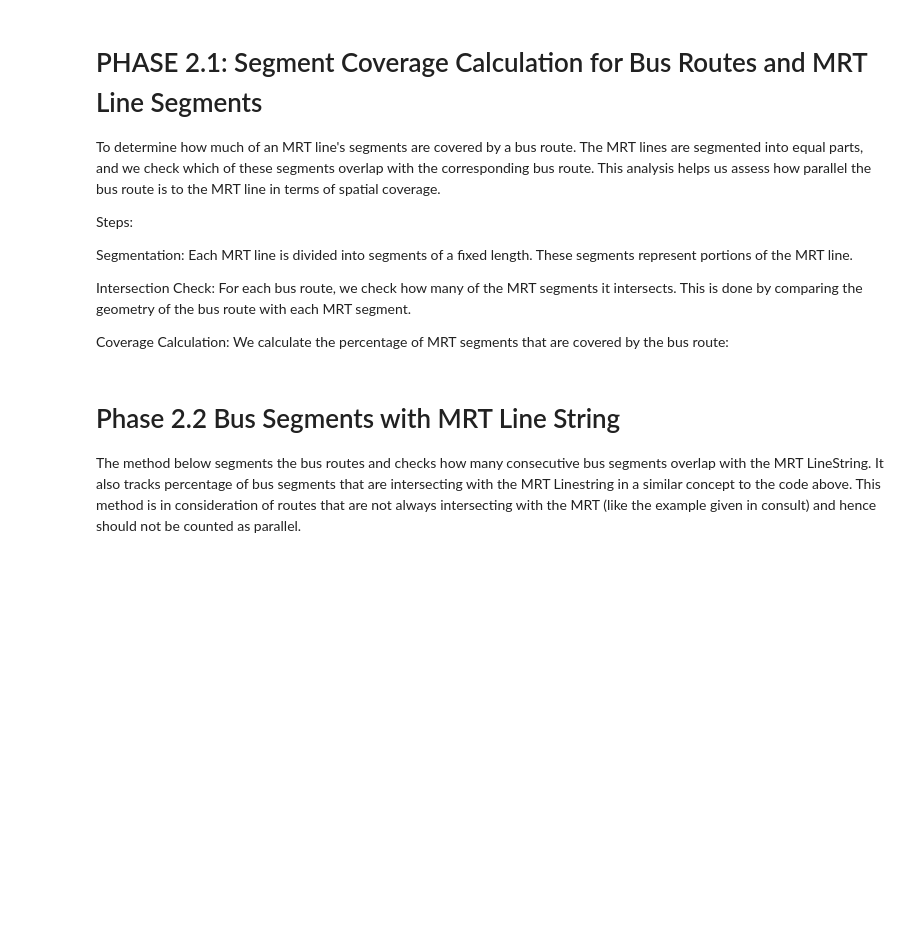
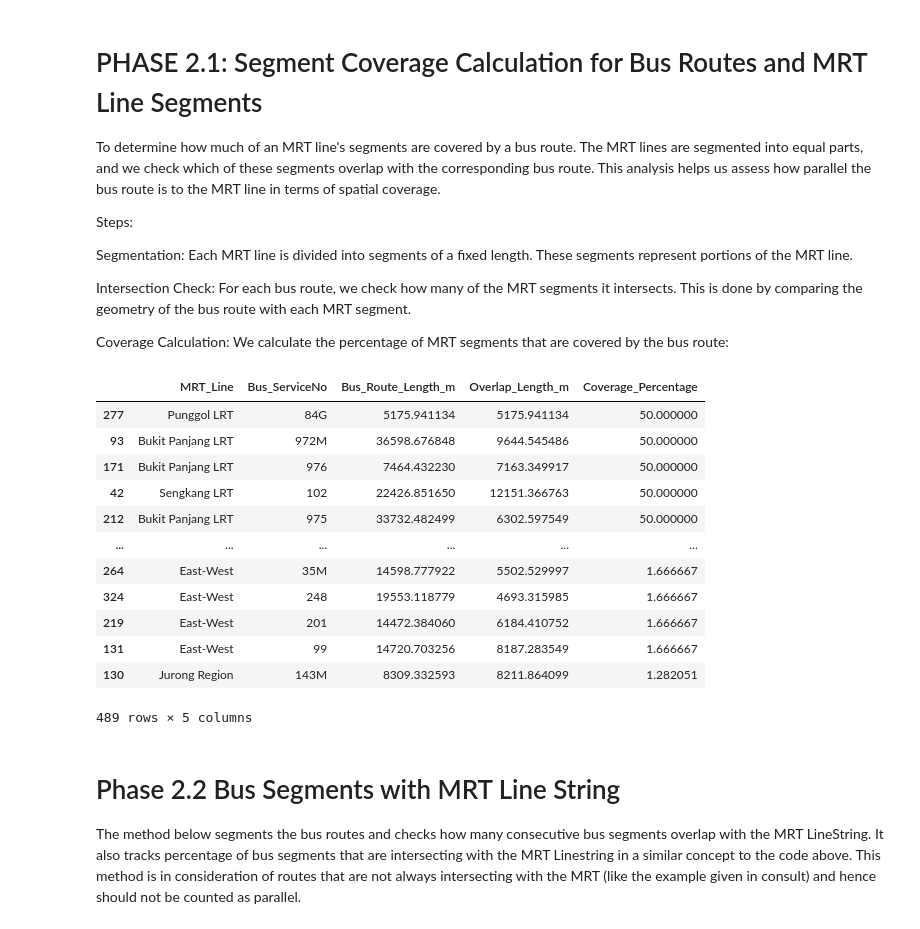
Before and after one commit to ajjajjajjajj/dsa4264-lta-geospatial, a Jupyter notebook: Parallel_Route.ipynb, the cells around one changed output. Saved outputs shown, nothing was run; the diff lists cells and outputs as text; code cells hidden in the pictures; blank space fills up the shorter version.

```diff
--- a/Parallel_Route.ipynb
+++ b/Parallel_Route.ipynb
@@ -339,7 +433,6 @@ for line_name, mrt_buffer in mrt_buffers.items():
             overlap_results.append({
                 'MRT_Line': line_name,
                 'Bus_ServiceNo': bus_route['ServiceNo'],
-                'Direction': bus_route['Direction'],  # Keep track of direction for later
                 'Bus_Route_Length_m': bus_route.geometry.length,  # Length of the bus route in meters
                 'Overlap_Length_m': overlap_length  # Overlap length in meters
             })
@@ -351,7 +444,7 @@ overlap_df_sorted = overlap_df.sort_values(by='Overlap_Length_m', ascending=Fals
 
 # For each bus service, keep only the direction with the greater overlap
 # Group by 'Bus_ServiceNo' and 'Direction', take the max 'Overlap_Length_m' for each service
-overlap_df_max = overlap_df_sorted.groupby(['Bus_ServiceNo', 'Direction']).apply(lambda x: x.loc[x['Overlap_Length_m'].idxmax()]).reset_index(drop=True)
+overlap_df_max = overlap_df_sorted.groupby(['Bus_ServiceNo']).apply(lambda x: x.loc[x['Overlap_Length_m'].idxmax()]).reset_index(drop=True)
 
 # Drop duplicates for each 'Bus_ServiceNo' while keeping only the row with the maximum 'Overlap_Length_m'
 overlap_df_unique = overlap_df_max.sort_values(by='Overlap_Length_m', ascending=False).drop_duplicates(subset=['Bus_ServiceNo'], keep='first')
@@ -377,8 +484,7 @@ segment_coverage_results = []
 for idx, row in overlap_df_unique.iterrows():
     # Fetch the geometry of the bus route (LineString) based on ServiceNo and Direction
     bus_geometry = bus_routes_lines.loc[
-        (bus_routes_lines['ServiceNo'] == row['Bus_ServiceNo']) &
-        (bus_routes_lines['Direction'] == row['Direction'])
+        (bus_routes_lines['ServiceNo'] == row['Bus_ServiceNo'])
     ].geometry.iloc[0]
 
     # Fetch the MRT Line geometry
@@ -391,34 +497,47 @@ for idx, row in overlap_df_unique.iterrows():
     total_segments = len(mrt_segments)
     covered_segments = 0
 
     for segment in mrt_segments:
         if bus_geometry.intersects(segment):  # Check if the bus route intersects the MRT segment
             covered_segments += 1
 
     # Calculate the percentage of MRT segments covered by the bus route
     coverage_percentage = (covered_segments / total_segments) * 100 if total_segments > 0 else 0
 
     # Append the result to the list
     segment_coverage_results.append({
         'MRT_Line': row['MRT_Line'],
         'Bus_ServiceNo': row['Bus_ServiceNo'],
-        'Direction': row['Direction'],
         'Bus_Route_Length_m': row['Bus_Route_Length_m'],
         'Overlap_Length_m': row['Overlap_Length_m'],
         'Coverage_Percentage': coverage_percentage
     })
 
 # Convert the results to a DataFrame
 segment_coverage_df = pd.DataFrame(segment_coverage_results)
 
 # Filter the DataFrame to only include rows with a Coverage_Percentage > 0
 segment_coverage_df_filtered = segment_coverage_df[segment_coverage_df['Coverage_Percentage'] > 0]
 
 # Sort by coverage percentage in descending order
 segment_coverage_df_sorted = segment_coverage_df_filtered.sort_values(by='Coverage_Percentage', ascending=False)
 
 # Output the final DataFrame
 segment_coverage_df_sorted
+# %% [output]
+|  | MRT_Line | Bus_ServiceNo | Bus_Route_Length_m | Overlap_Length_m | Coverage_Percentage |
+| 277 | Punggol LRT | 84G | 5175.941134 | 5175.941134 | 50.000000 |
+| 93 | Bukit Panjang LRT | 972M | 36598.676848 | 9644.545486 | 50.000000 |
+| 171 | Bukit Panjang LRT | 976 | 7464.432230 | 7163.349917 | 50.000000 |
+| 42 | Sengkang LRT | 102 | 22426.851650 | 12151.366763 | 50.000000 |
+| 212 | Bukit Panjang LRT | 975 | 33732.482499 | 6302.597549 | 50.000000 |
+| ... | ... | ... | ... | ... | ... |
+| 264 | East-West | 35M | 14598.777922 | 5502.529997 | 1.666667 |
+| 324 | East-West | 248 | 19553.118779 | 4693.315985 | 1.666667 |
+| 219 | East-West | 201 | 14472.384060 | 6184.410752 | 1.666667 |
+| 131 | East-West | 99 | 14720.703256 | 8187.283549 | 1.666667 |
+| 130 | Jurong Region | 143M | 8309.332593 | 8211.864099 | 1.282051 |
+489 rows × 5 columns
 # %% [markdown]
 # Phase 2.2 Bus Segments with MRT Line String
 
```
Also changed, not shown: parts of 19 cells of this notebook.
